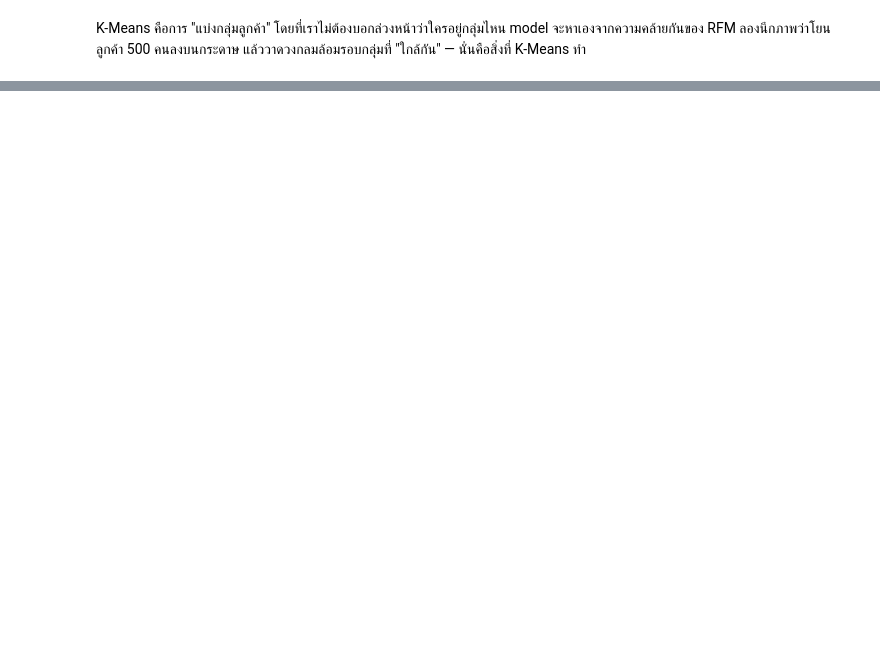
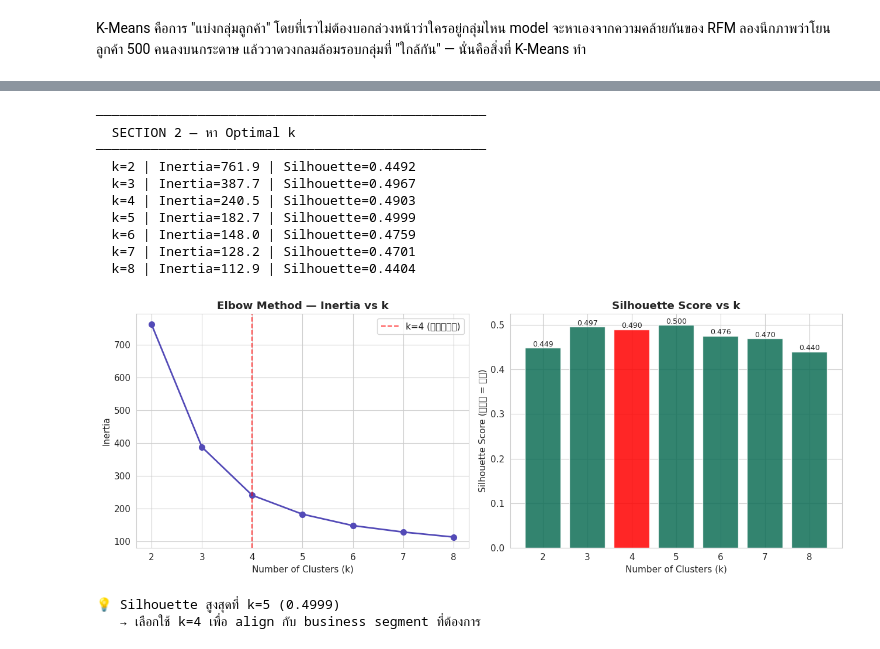
Before and after one commit to ksirithon2604-Beer/smart-promo-targeting, a Jupyter notebook: notebooks/02_clustering.ipynb, the cells around one changed output, grey strips where cells are left out. Cells and saved outputs as stored; diff of their text form; code cells hidden in the pictures; blank space fills up the shorter version.

```diff
--- a/notebooks/02_clustering.ipynb
+++ b/notebooks/02_clustering.ipynb
@@ -261,0 +54,19 @@ plt.show()
+# %%
+print("\n" + "─" * 50)
+print("  SECTION 1 — Normalize RFM Features")
+print("─" * 50)
+
+features  = ['recency', 'frequency', 'monetary']
+X         = rfm[features].copy()
+scaler    = StandardScaler()
+X_scaled  = scaler.fit_transform(X)
+X_scaled_df = pd.DataFrame(X_scaled, columns=features)
+
+print("\nก่อน normalize (mean ของแต่ละ feature):")
+print(X.mean().round(2))
+
+print("\nหลัง normalize (ควรได้ ~0 ทุกตัว):")
+print(X_scaled_df.mean().round(4))
+
+print("\nStd หลัง normalize (ควรได้ ~1 ทุกตัว):")
+print(X_scaled_df.std().round(4))
@@ -261,0 +93,60 @@ plt.show()
+# %%
+print("\n" + "─" * 50)
+print("  SECTION 2 — หา Optimal k")
+print("─" * 50)
+
+inertias   = []
+sil_scores = []
+k_range    = range(2, 9)
+
+for k in k_range:
+    km     = KMeans(n_clusters=k, random_state=42, n_init=10)
+    labels = km.fit_predict(X_scaled)
+    inertias.append(km.inertia_)
+    sil_scores.append(silhouette_score(X_scaled, labels))
+    print(f"  k={k} | Inertia={km.inertia_:,.1f} | Silhouette={sil_scores[-1]:.4f}")
+
+# ── Plot ──
+fig, axes = plt.subplots(1, 2, figsize=(13, 5))
+
+# Elbow Method
+axes[0].plot(list(k_range), inertias, 'o-',
+             color=COLORS[0], linewidth=2, markersize=7)
+axes[0].axvline(x=4, color='red', linestyle='--',
+                alpha=0.7, label='k=4 (เลือก)')
+axes[0].set_title('Elbow Method — Inertia vs k', fontweight='bold')
+axes[0].set_xlabel('Number of Clusters (k)')
+axes[0].set_ylabel('Inertia')
+axes[0].legend()
+
+# Silhouette Score
+bar_colors = ['red' if k == 4 else COLORS[1] for k in k_range]
+axes[1].bar(list(k_range), sil_scores,
+            color=bar_colors, alpha=0.85, edgecolor='white')
+axes[1].set_title('Silhouette Score vs k', fontweight='bold')
+axes[1].set_xlabel('Number of Clusters (k)')
+axes[1].set_ylabel('Silhouette Score (สูง = ดี)')
+for i, (k, s) in enumerate(zip(k_range, sil_scores)):
+    axes[1].text(k, s + 0.003, f'{s:.3f}', ha='center', fontsize=9)
+
+plt.tight_layout()
+plt.savefig('diagrams/02_elbow_silhouette.png', dpi=120, bbox_inches='tight')
+plt.show()
+
+best_k = list(k_range)[sil_scores.index(max(sil_scores))]
+print(f"\n💡 Silhouette สูงสุดที่ k={best_k} ({max(sil_scores):.4f})")
+print(f"   → เลือกใช้ k=4 เพื่อ align กับ business segment ที่ต้องการ")
+# %% [output]
+──────────────────────────────────────────────────
+  SECTION 2 — หา Optimal k
+──────────────────────────────────────────────────
+  k=2 | Inertia=761.9 | Silhouette=0.4492
+  k=3 | Inertia=387.7 | Silhouette=0.4967
+  k=4 | Inertia=240.5 | Silhouette=0.4903
+  k=5 | Inertia=182.7 | Silhouette=0.4999
+  k=6 | Inertia=148.0 | Silhouette=0.4759
+  k=7 | Inertia=128.2 | Silhouette=0.4701
+  k=8 | Inertia=112.9 | Silhouette=0.4404
+[figure, added]
+💡 Silhouette สูงสุดที่ k=5 (0.4999)
+   → เลือกใช้ k=4 เพื่อ align กับ business segment ที่ต้องการ
```
Also changed, not shown: parts of 37 cells of this notebook.
